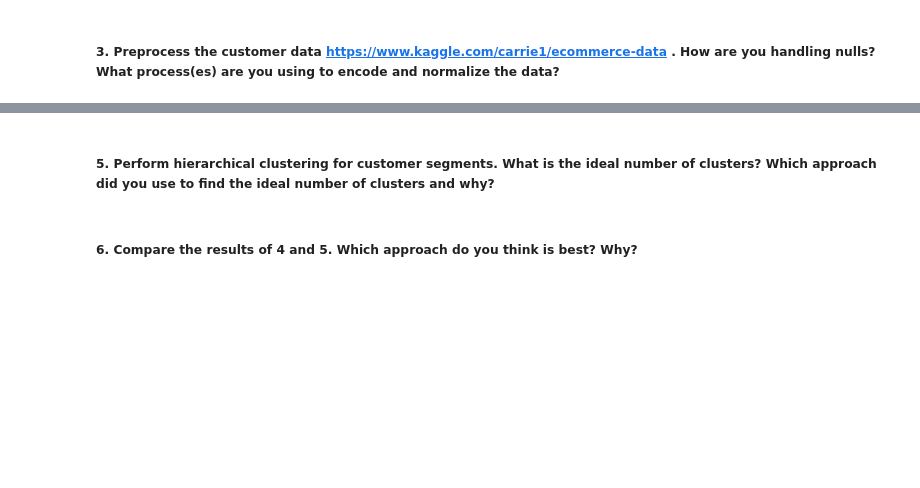
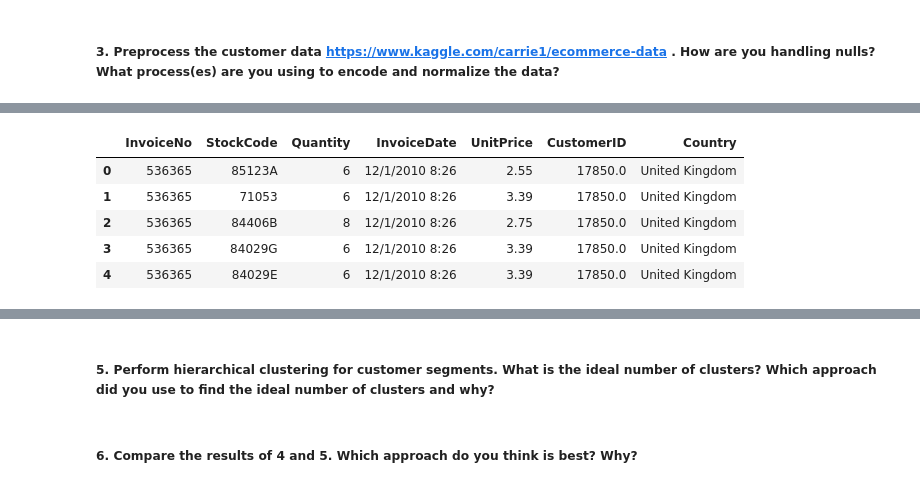
Before and after one commit to jmort16/week_19, a Jupyter notebook: wk_19_hmwk.ipynb, the cells around one changed output, grey strips where cells are left out. Cells and saved outputs as stored; diff of their text form; code cells hidden in the pictures; blank space fills up the shorter version.

```diff
--- a/wk_19_hmwk.ipynb
+++ b/wk_19_hmwk.ipynb
@@ -6,0 +61,12 @@
+# %%
+# Drop Description column -- too many NaNs and StockCode column keeps track of items...so no need for Description
+
+customer_df = customer_df.drop(['Description'], axis = 1)
+customer_df.head()
+# %% [output]
+|  | InvoiceNo | StockCode | Quantity | InvoiceDate | UnitPrice | CustomerID | Country |
+| 0 | 536365 | 85123A | 6 | 12/1/2010 8:26 | 2.55 | 17850.0 | United Kingdom |
+| 1 | 536365 | 71053 | 6 | 12/1/2010 8:26 | 3.39 | 17850.0 | United Kingdom |
+| 2 | 536365 | 84406B | 8 | 12/1/2010 8:26 | 2.75 | 17850.0 | United Kingdom |
+| 3 | 536365 | 84029G | 6 | 12/1/2010 8:26 | 3.39 | 17850.0 | United Kingdom |
+| 4 | 536365 | 84029E | 6 | 12/1/2010 8:26 | 3.39 | 17850.0 | United Kingdom |
```
Also changed, not shown: parts of 23 cells of this notebook, 3 other files.
